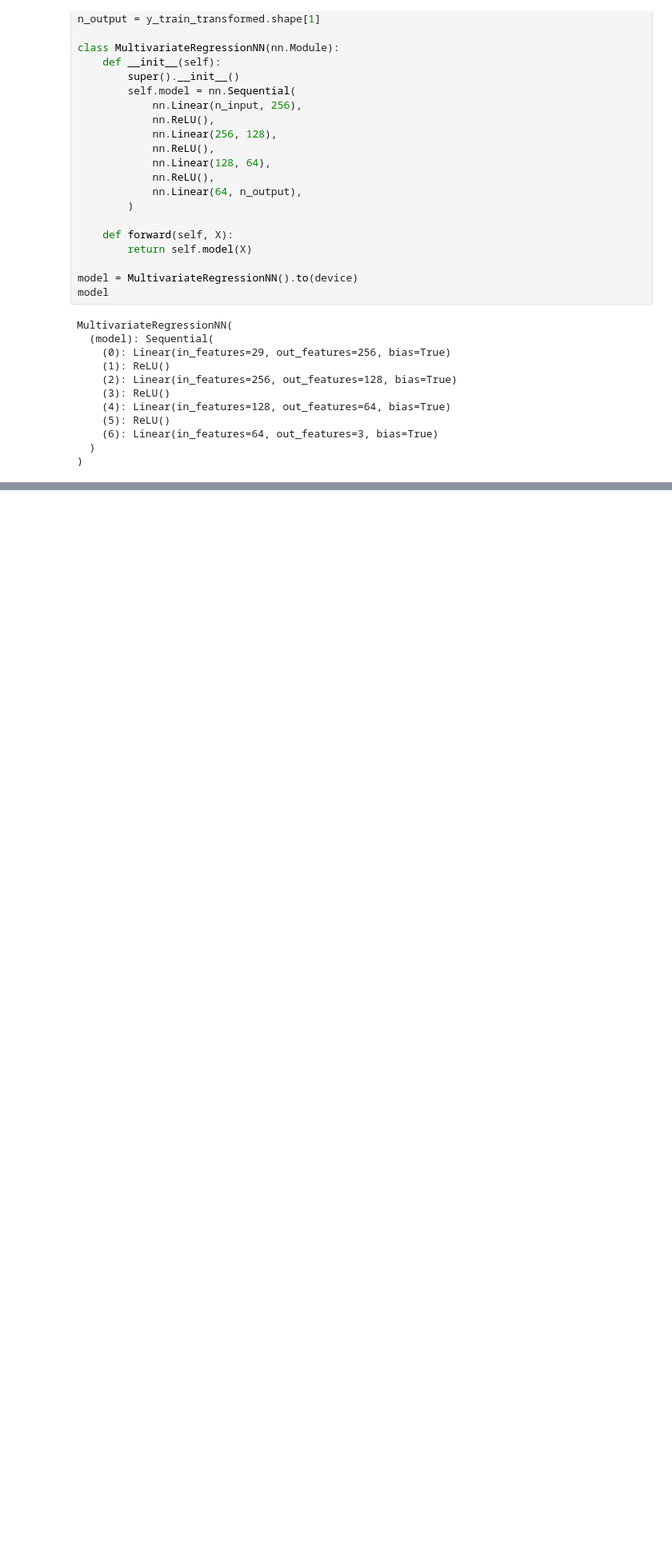
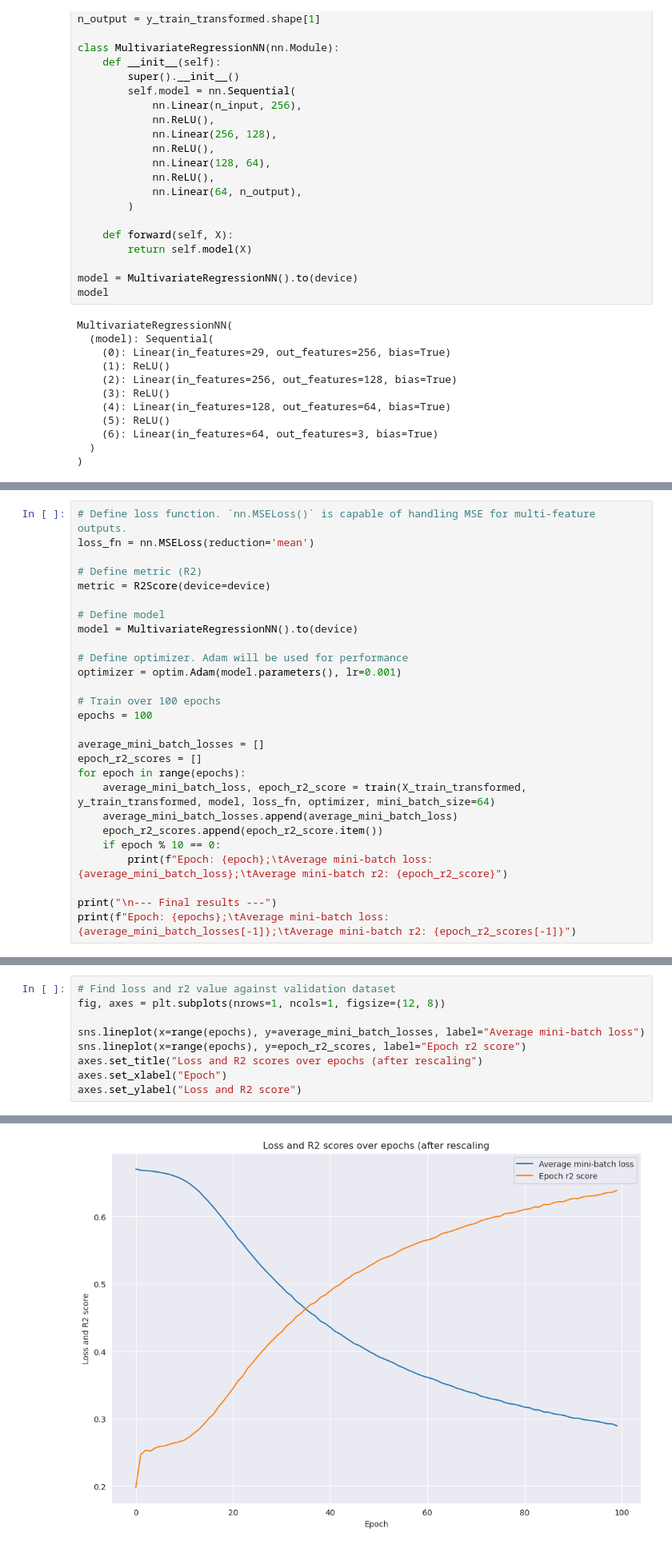
Before and after one commit to adityataps/ML, a Jupyter notebook: notebooks/Cancer QoL Multivariate Regression Modeling/cancer_qol_multivariate_regression.ipynb, the cells around one changed output, grey strips where cells are left out. Shown at 80% size. Drawn from its saved outputs; the diff is of its cells as text; blank space fills up the shorter version.

```diff
--- a/notebooks/Cancer QoL Multivariate Regression Modeling/cancer_qol_multivariate_regression.ipynb
+++ b/notebooks/Cancer QoL Multivariate Regression Modeling/cancer_qol_multivariate_regression.ipynb
@@ -622,0 +728,27 @@ hmm
+# %%
+# Define loss function. `nn.MSELoss()` is capable of handling MSE for multi-feature outputs.
+loss_fn = nn.MSELoss(reduction='mean')
+
+# Define metric (R2)
+metric = R2Score(device=device)
+
+# Define model
+model = MultivariateRegressionNN().to(device)
+
+# Define optimizer. Adam will be used for performance
+optimizer = optim.Adam(model.parameters(), lr=0.001)
+
+# Train over 100 epochs
+epochs = 100
+
+average_mini_batch_losses = []
+epoch_r2_scores = []
+for epoch in range(epochs):
+    average_mini_batch_loss, epoch_r2_score = train(X_train_transformed, y_train_transformed, model, loss_fn, optimizer, mini_batch_size=64)
+    average_mini_batch_losses.append(average_mini_batch_loss)
+    epoch_r2_scores.append(epoch_r2_score.item())
+    if epoch % 10 == 0:
+        print(f"Epoch: {epoch};\tAverage mini-batch loss: {average_mini_batch_loss};\tAverage mini-batch r2: {epoch_r2_score}")
+
+print("\n--- Final results ---")
+print(f"Epoch: {epochs};\tAverage mini-batch loss: {average_mini_batch_losses[-1]};\tAverage mini-batch r2: {epoch_r2_scores[-1]}")
@@ -622,0 +769,10 @@ hmm
+# %%
+# Find loss and r2 value against validation dataset
+fig, axes = plt.subplots(nrows=1, ncols=1, figsize=(12, 8))
+
+sns.lineplot(x=range(epochs), y=average_mini_batch_losses, label="Average mini-batch loss")
+sns.lineplot(x=range(epochs), y=epoch_r2_scores, label="Epoch r2 score")
+axes.set_title("Loss and R2 scores over epochs (after rescaling")
+axes.set_xlabel("Epoch")
+axes.set_ylabel("Loss and R2 score")
+# %% [output]
@@ -622,0 +780 @@ hmm
+[figure, added]
```
Also changed, not shown: parts of 34 cells of this notebook.
